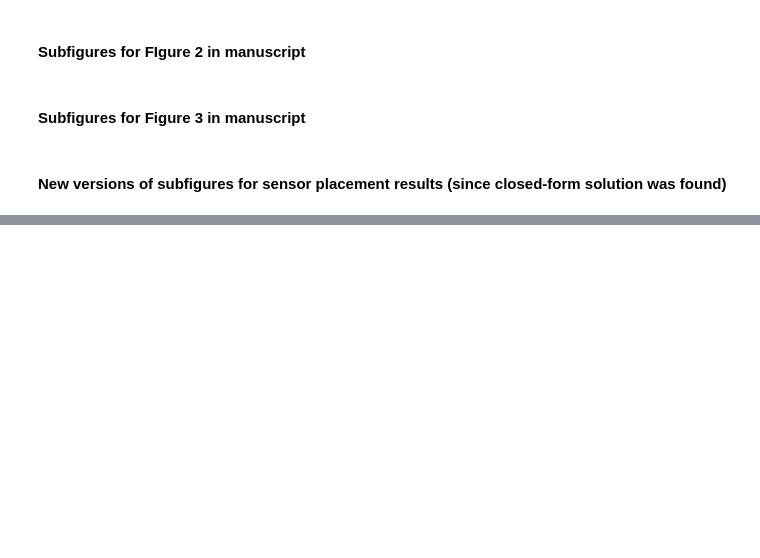
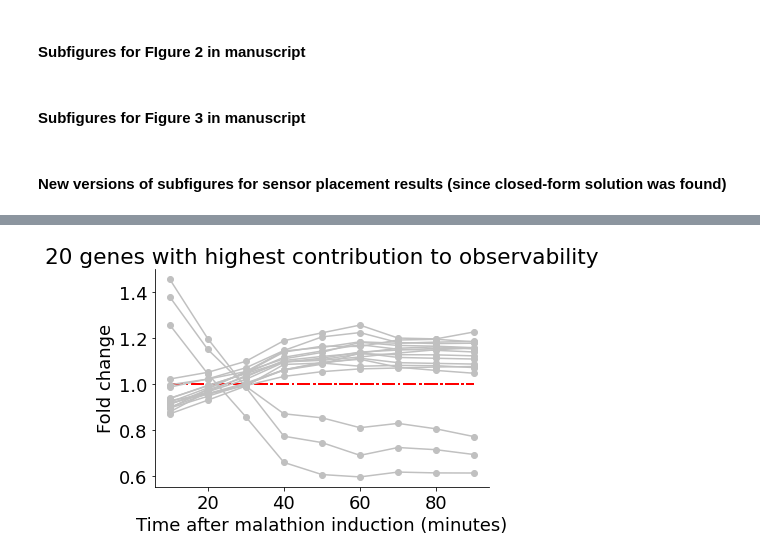
Before and after one commit to AqibHasnain/transcriptome-dynamics-dmd-observability, a Jupyter notebook: main.ipynb, the cells around one changed output, grey strips where cells are left out. Drawn from its saved outputs; the diff is of its cells as text; code cells hidden in the pictures; blank space fills up the shorter version.

```diff
--- a/main.ipynb
+++ b/main.ipynb
@@ -116,34 +101,3 @@ plt.show()
-# %%
-cmap = sns.diverging_palette(20, 230, as_cmap=True)
-crange = np.linspace(0,1,len(these_tags))
-ngenes = 20
-plt.figure()
-for cnt,ii in enumerate(range(len(A)-1,len(A)-ngenes+1,-1)):
-    plt.title('20 genes with highest contribution to observability')
-    mu = np.mean(data_fc[sorted_inds[ii]],axis=1)
-    plt.hlines(1.0,10,90,color=dark_colors[3],linestyle='-.',lw=2)
-    plt.plot(np.linspace(10,90,9),mu,'o-',c='silver',lw=1.5)
-plt.ylabel('Fold change')
-plt.xlabel('Time after malathion induction (minutes)')
-# plt.savefig('/Users/aqib/desktop/top_genes.pdf',dpi=300,transparent=True,bbox_inches='tight')
-plt.show()
-# %%
-# plot these_tags in a single plot (just their means)
-cmap = cm.get_cmap('Spectral')
-# cmap = sns.diverging_palette(20, 230, as_cmap=True)
-crange = np.linspace(0,1,len(these_tags))
-plt.figure()
-for ii,tag in enumerate(these_tags):
-    plt.title('Genes in the malathion reporter library')
-    mu = np.mean(data_fc[locus_tags_keep.index(tag)],axis=1)
-#     sigma = np.std(data_fc[locus_tags_keep.index(tag)],axis=1)
-    plt.hlines(1.0,0,8,color=dark_colors[3],linestyle='-.',lw=2)
-#     plt.plot(mu,c=cmap(crange[ii]))
-    plt.plot(mu,'o-',c='silver',lw=1.5)
-plt.ylabel('Fold change')
-plt.xlabel('Time after malathion induction (minutes)')
-# plt.savefig('/Users/aqib/desktop/selected_genes.pdf',dpi=300,transparent=True,bbox_inches='tight')
-plt.show()
 # %% [markdown]
 #### Maximize observability for sensor placement
 - Takes between 1 and 10 minutes per run for $O(10^3)$ genes (depends on initialization)
@@ -822,0 +831,16 @@ plt.show()
+# %%
+cmap = sns.diverging_palette(20, 230, as_cmap=True)
+crange = np.linspace(0,1,len(these_tags))
+ngenes = 20
+plt.figure()
+for cnt,ii in enumerate(range(len(A)-1,len(A)-ngenes+1,-1)):
+    plt.title('20 genes with highest contribution to observability')
+    mu = np.mean(data_fc[sorted_inds[ii]],axis=1)
+    plt.hlines(1.0,10,90,color='r',linestyle='-.',lw=2)
+    plt.plot(np.linspace(10,90,9),mu,'o-',c='silver',lw=1.5)
+plt.ylabel('Fold change')
+plt.xlabel('Time after malathion induction (minutes)')
+# plt.savefig('/Users/aqib/desktop/top_genes.pdf',dpi=300,transparent=True,bbox_inches='tight')
+plt.show()
+# %% [output]
+[figure, added]
```
Also changed, not shown: parts of 10 cells of this notebook, 1 other file.
